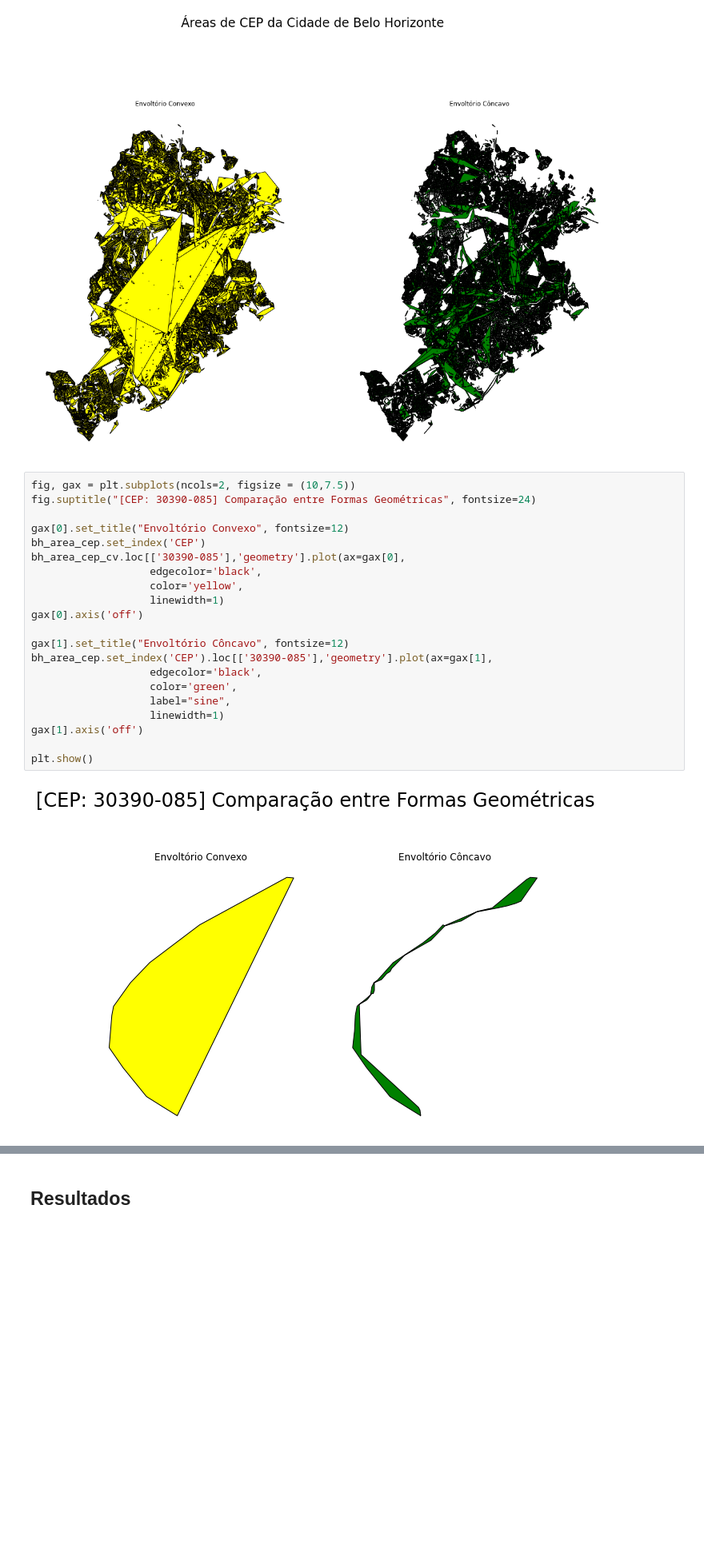
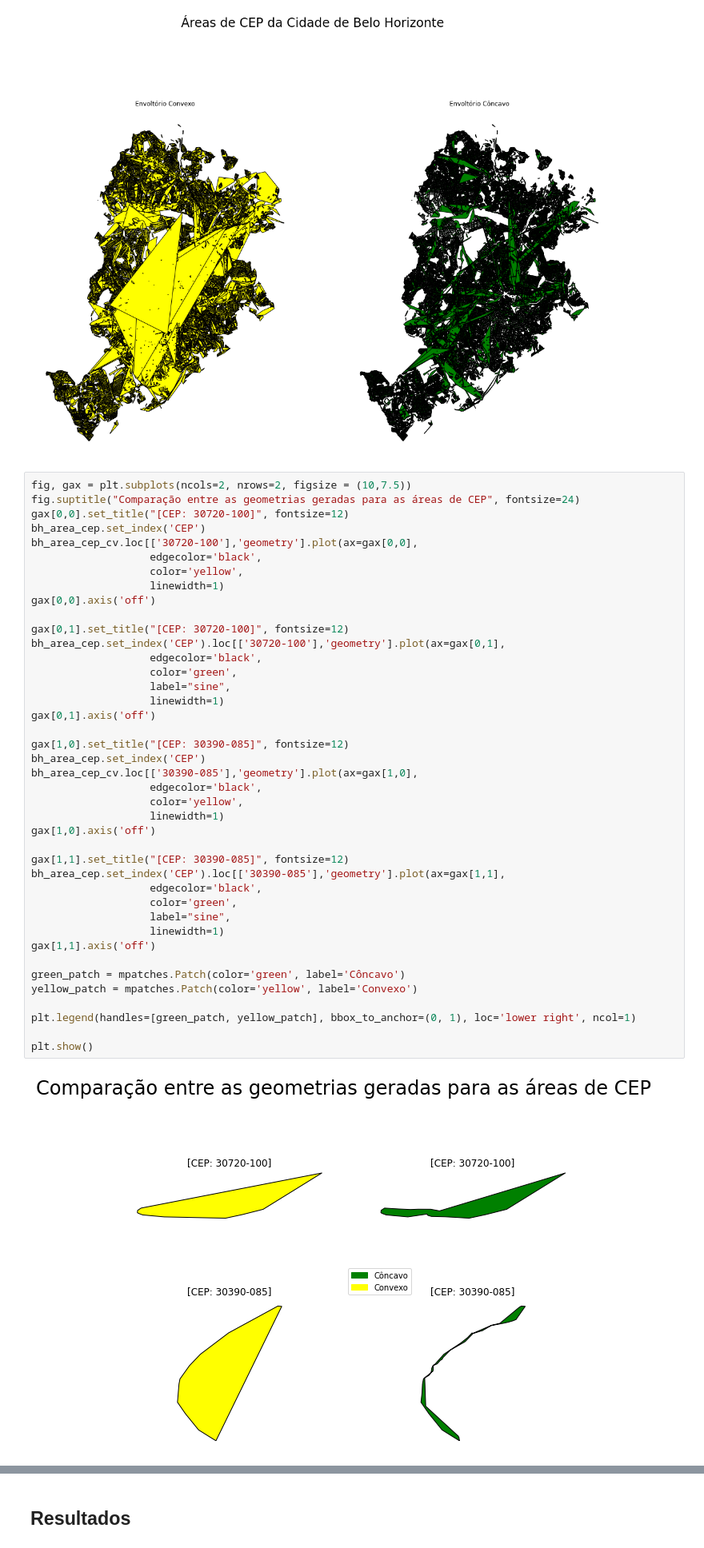
Before and after one commit to mcatrinque/areas-cep-mg, a Jupyter notebook: analise_area_cep_mg.ipynb, the cells around one changed output, grey strips where cells are left out. Shown at 80% size. Saved outputs shown, nothing was run; the diff lists cells and outputs as text; blank space fills up the shorter version.

```diff
--- a/analise_area_cep_mg.ipynb
+++ b/analise_area_cep_mg.ipynb
@@ -514,25 +489,45 @@ plt.show()
 # %% [output]
 [figure]
 # %%
-fig, gax = plt.subplots(ncols=2, figsize = (10,7.5))
-fig.suptitle("[CEP: 30390-085] Comparação entre Formas Geométricas", fontsize=24)
-
-gax[0].set_title("Envoltório Convexo", fontsize=12)
+fig, gax = plt.subplots(ncols=2, nrows=2, figsize = (10,7.5))
+fig.suptitle("Comparação entre as geometrias geradas para as áreas de CEP", fontsize=24)
+gax[0,0].set_title("[CEP: 30720-100]", fontsize=12)
 bh_area_cep.set_index('CEP')
-bh_area_cep_cv.loc[['30390-085'],'geometry'].plot(ax=gax[0],
+bh_area_cep_cv.loc[['30720-100'],'geometry'].plot(ax=gax[0,0],
                    edgecolor='black',
                    color='yellow',
                    linewidth=1)
-gax[0].axis('off')
+gax[0,0].axis('off')
 
-gax[1].set_title("Envoltório Côncavo", fontsize=12)
-bh_area_cep.set_index('CEP').loc[['30390-085'],'geometry'].plot(ax=gax[1],
+gax[0,1].set_title("[CEP: 30720-100]", fontsize=12)
+bh_area_cep.set_index('CEP').loc[['30720-100'],'geometry'].plot(ax=gax[0,1],
                    edgecolor='black',
                    color='green',
                    label="sine",
                    linewidth=1)
-gax[1].axis('off')
+gax[0,1].axis('off')
+
+gax[1,0].set_title("[CEP: 30390-085]", fontsize=12)
+bh_area_cep.set_index('CEP')
+bh_area_cep_cv.loc[['30390-085'],'geometry'].plot(ax=gax[1,0],
+                   edgecolor='black',
+                   color='yellow',
+                   linewidth=1)
+gax[1,0].axis('off')
+
+gax[1,1].set_title("[CEP: 30390-085]", fontsize=12)
+bh_area_cep.set_index('CEP').loc[['30390-085'],'geometry'].plot(ax=gax[1,1],
+                   edgecolor='black',
+                   color='green',
+                   label="sine",
+                   linewidth=1)
+gax[1,1].axis('off')
+
+green_patch = mpatches.Patch(color='green', label='Côncavo')
+yellow_patch = mpatches.Patch(color='yellow', label='Convexo')
+
+plt.legend(handles=[green_patch, yellow_patch], bbox_to_anchor=(0, 1), loc='lower right', ncol=1)
 
 plt.show()
 # %% [output]
-[figure, old version]
+[figure, new version]
```
Also changed, not shown: parts of 7 cells of this notebook.
